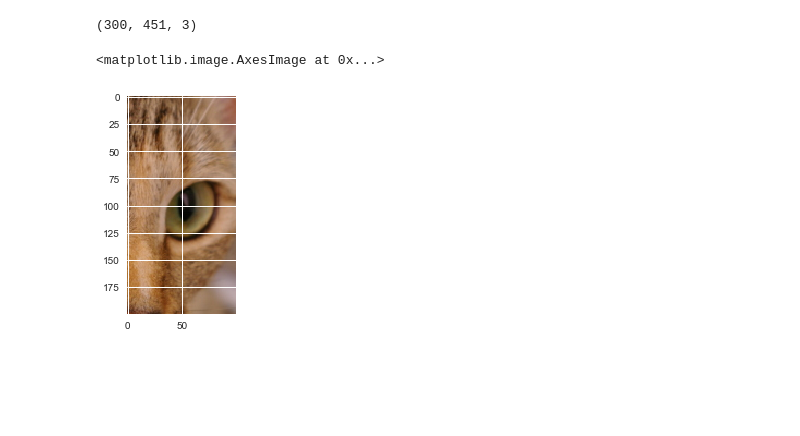
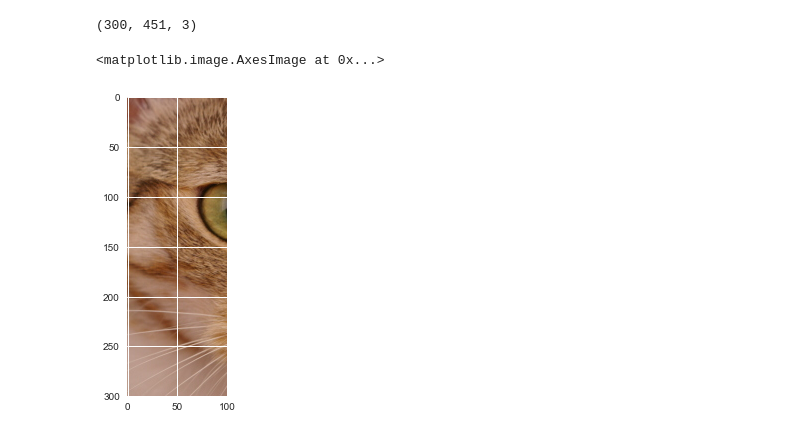
Before and after one commit to ZackAkil/image-fission, a Jupyter notebook: notebooks/1# test image manipulation.ipynb, the cells around one changed output. Saved outputs shown, nothing was run; the diff lists cells and outputs as text; code cells hidden in the pictures; blank space fills up the shorter version.

```diff
--- a/notebooks/1# test image manipulation.ipynb
+++ b/notebooks/1# test image manipulation.ipynb
@@ -57,7 +46,7 @@ test_image.shape
 # %% [output]
 (300, 451, 3)
 # %%
-plt.imshow(rand_mut_crop(test_image, 100, 200))
+plt.imshow(rand_mut_crop(test_image, 100, 300))
 # %% [output]
 <matplotlib.image.AxesImage at 0x...>
-[figure, old version]
+[figure, new version]
```
Also changed, not shown: parts of 11 cells of this notebook.
